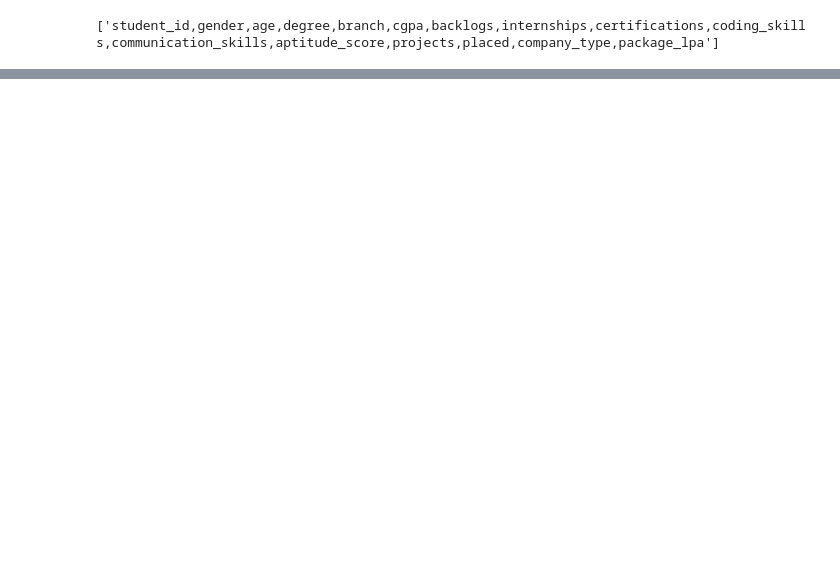
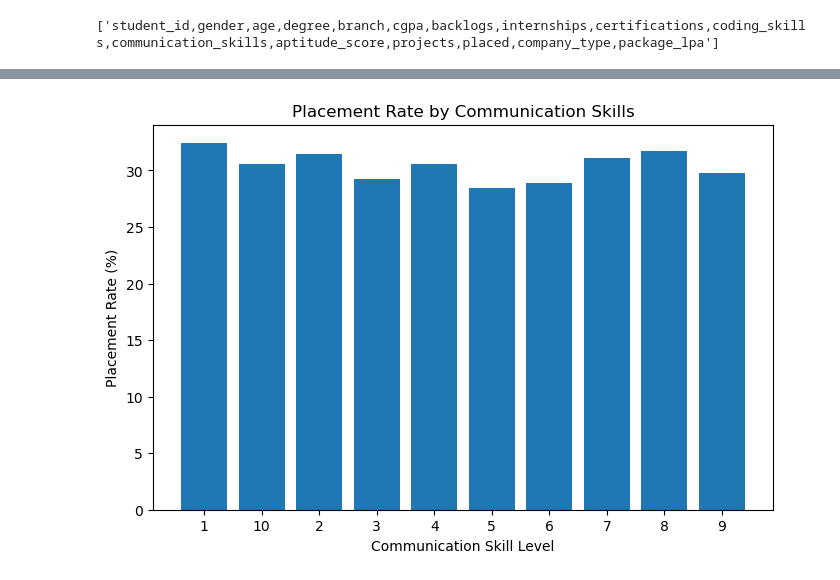
Before and after one commit to ruchaakadam/CampusPulse, a Jupyter notebook: analysis/01_data_understanding.ipynb, the cells around one changed output, grey strips where cells are left out. Cells and saved outputs as stored; diff of their text form; code cells hidden in the pictures; blank space fills up the shorter version.

```diff
--- a/analysis/01_data_understanding.ipynb
+++ b/analysis/01_data_understanding.ipynb
@@ -49,0 +778,32 @@ df.columns.tolist()
+# %%
+# Communication skills and aptitude score vs placement
+
+def placement_analysis(data, column):
+    result = (
+        data.groupby(column)
+        .agg(
+            total_students=("student_id", "count"),
+            placed_students=("placed", "sum"),
+            placement_rate=("placed", "mean")
+        )
+    )
+
+    result["placement_rate"] *= 100
+    return result.sort_index().round(2)
+
+
+communication_analysis = placement_analysis(
+    df_clean,
+    "communication_skills"
+)
+
+aptitude_analysis = placement_analysis(
+    df_clean,
+    "aptitude_score"
+)
+
+print("=== COMMUNICATION SKILLS ===")
+display(communication_analysis)
+
+print("\n=== APTITUDE SCORE ===")
+display(aptitude_analysis)
@@ -49,0 +1237,15 @@ df.columns.tolist()
+# %%
+plt.figure(figsize=(8, 5))
+
+plt.bar(
+    communication_analysis.index.astype(str),
+    communication_analysis["placement_rate"]
+)
+
+plt.xlabel("Communication Skill Level")
+plt.ylabel("Placement Rate (%)")
+plt.title("Placement Rate by Communication Skills")
+
+plt.show()
+# %% [output]
+[figure, added]
```
Also changed, not shown: parts of 72 cells of this notebook, 2 other files.
